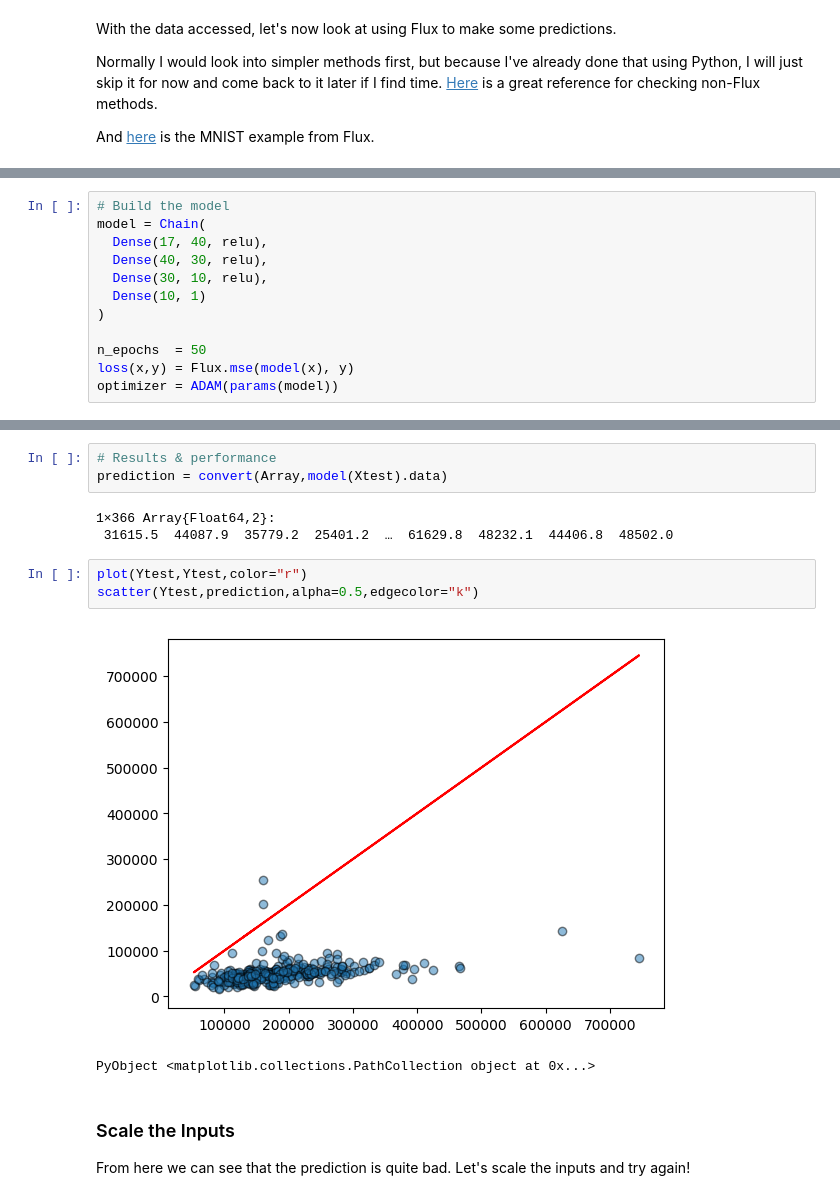
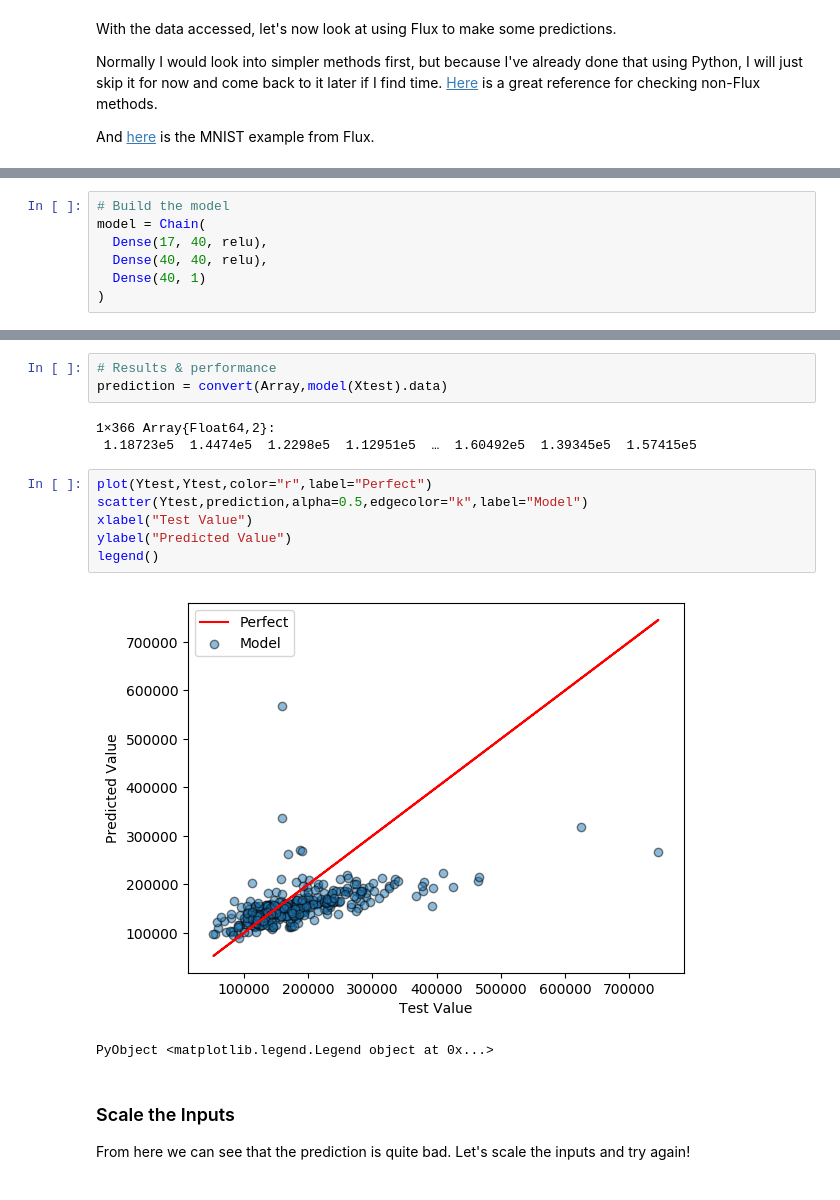
Before and after one commit to demarley/figment, a Jupyter notebook: housing-prices/julia/housing_prices.ipynb, the cells around one changed output, grey strips where cells are left out. Saved outputs shown, nothing was run; the diff lists cells and outputs as text.

```diff
--- a/housing-prices/julia/housing_prices.ipynb
+++ b/housing-prices/julia/housing_prices.ipynb
@@ -249,12 +272,7 @@ Ytest  = df[n_entries:tot_entries,:SalePrice];
 # Build the model
 model = Chain(
   Dense(17, 40, relu),
-  Dense(40, 30, relu),
-  Dense(30, 10, relu),
-  Dense(10, 1)
+  Dense(40, 40, relu),
+  Dense(40, 1)
 )
-
-n_epochs  = 50
-loss(x,y) = Flux.mse(model(x), y)
-optimizer = ADAM(params(model))
 # %% [output]
@@ -279,13 +312,16 @@ loss(Xtrain, Ytrain) = 2.8006027505736277e13 (tracked)
 prediction = convert(Array,model(Xtest).data)
 # %% [output]
 1×366 Array{Float64,2}:
- 31615.5  44087.9  35779.2  25401.2  …  61629.8  48232.1  44406.8  48502.0
+ 1.18723e5  1.4474e5  1.2298e5  1.12951e5  …  1.60492e5  1.39345e5  1.57415e5
 # %%
-plot(Ytest,Ytest,color="r")
-scatter(Ytest,prediction,alpha=0.5,edgecolor="k")
+plot(Ytest,Ytest,color="r",label="Perfect")
+scatter(Ytest,prediction,alpha=0.5,edgecolor="k",label="Model")
+xlabel("Test Value")
+ylabel("Predicted Value")
+legend()
 # %% [output]
-[figure, old version]
+[figure, new version]
-PyObject <matplotlib.collections.PathCollection object at 0x...>
+PyObject <matplotlib.legend.Legend object at 0x...>
 # %% [markdown]
 ### Scale the Inputs
 
```
Also changed, not shown: parts of 21 cells of this notebook.
